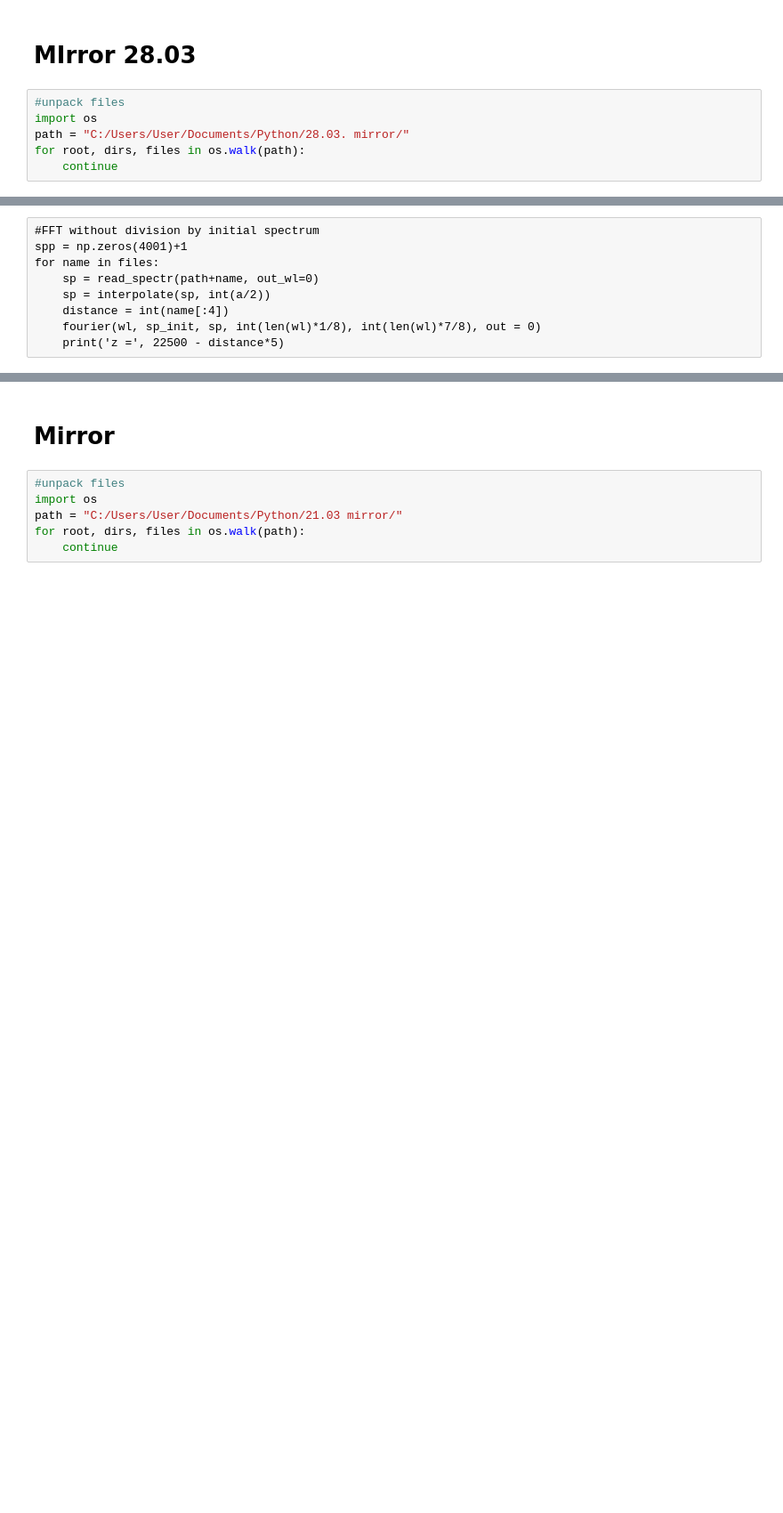
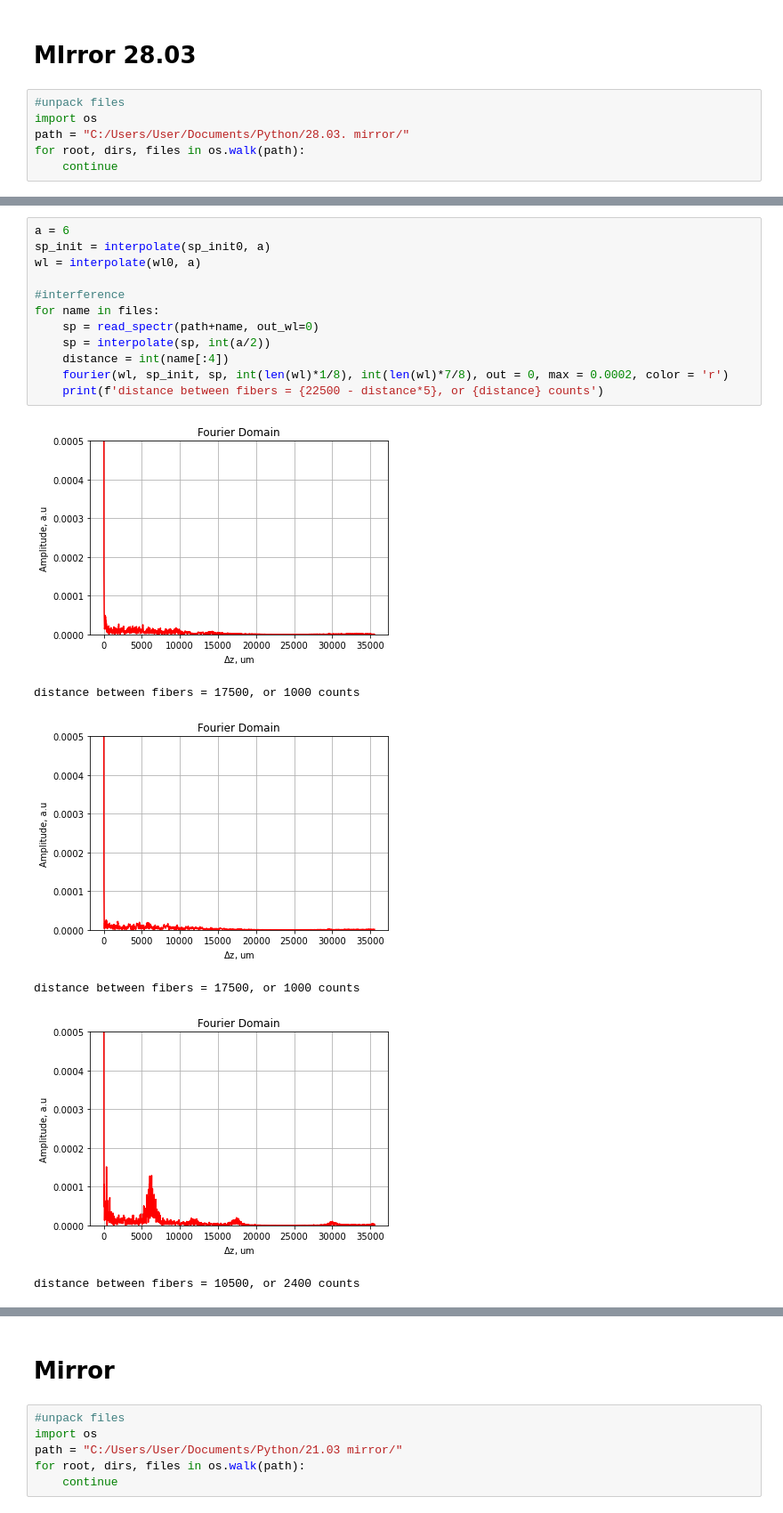
Before and after one commit to ya-stanu-hokage/OCT, a Jupyter notebook: OCT_func.ipynb, the cells around one changed output, grey strips where cells are left out. Shown at 89% size. Drawn from its saved outputs; the diff is of its cells as text; blank space fills up the shorter version.

```diff
--- a/OCT_func.ipynb
+++ b/OCT_func.ipynb
@@ -167,11 +167,21 @@ distance between fibers = 9500, or 2600 counts
 distance between fibers = 9000, or 2700 counts
 ... (36 outputs left out)
-# %% [raw]
-#FFT without division by initial spectrum
-spp = np.zeros(4001)+1
-for name in files:
-    sp = read_spectr(path+name, out_wl=0)
-    sp = interpolate(sp, int(a/2))
-    distance = int(name[:4])
-    fourier(wl, sp_init, sp, int(len(wl)*1/8), int(len(wl)*7/8), out = 0)
-    print('z =', 22500 - distance*5)
+# %%
+a = 6
+sp_init = interpolate(sp_init0, a)
+wl = interpolate(wl0, a)
+
+#interference
+for name in files:
+    sp = read_spectr(path+name, out_wl=0)
+    sp = interpolate(sp, int(a/2))
+    distance = int(name[:4])
+    fourier(wl, sp_init, sp, int(len(wl)*1/8), int(len(wl)*7/8), out = 0, max = 0.0002, color = 'r')
+    print(f'distance between fibers = {22500 - distance*5}, or {distance} counts')
+# %% [output]
+[figure, added]
+distance between fibers = 17500, or 1000 counts
+[figure, added]
+distance between fibers = 17500, or 1000 counts
+[figure, added]
+distance between fibers = 10500, or 2400 counts
```
Also changed, not shown: parts of 5 cells of this notebook.
